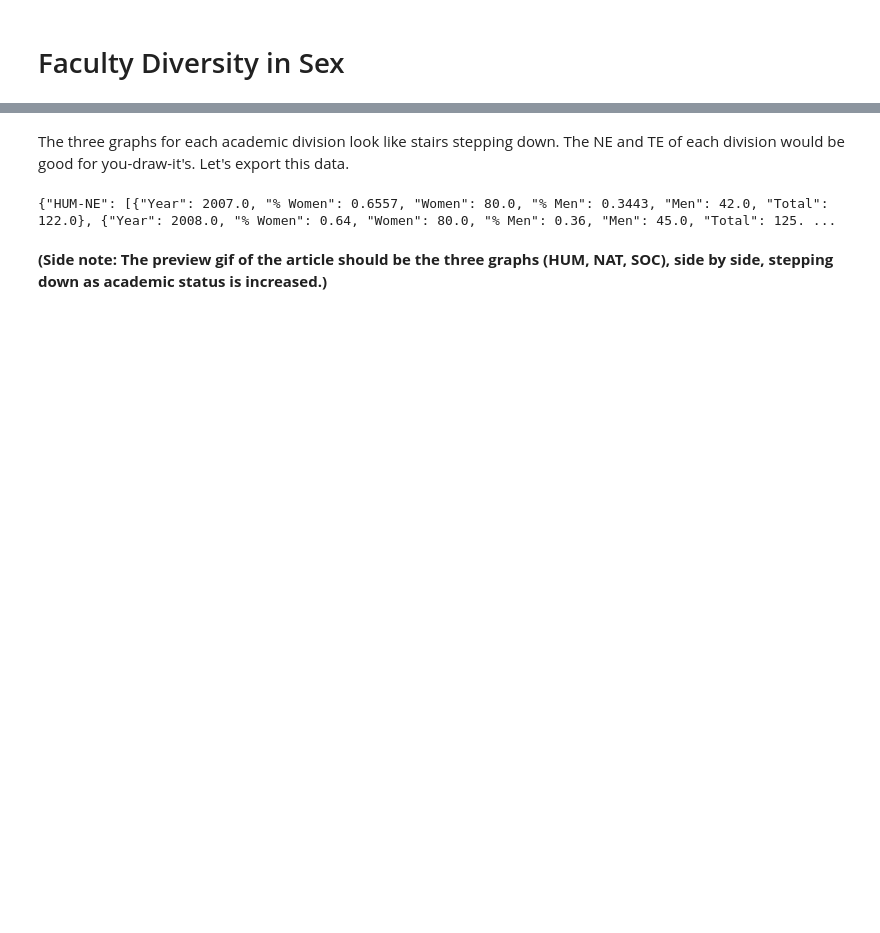
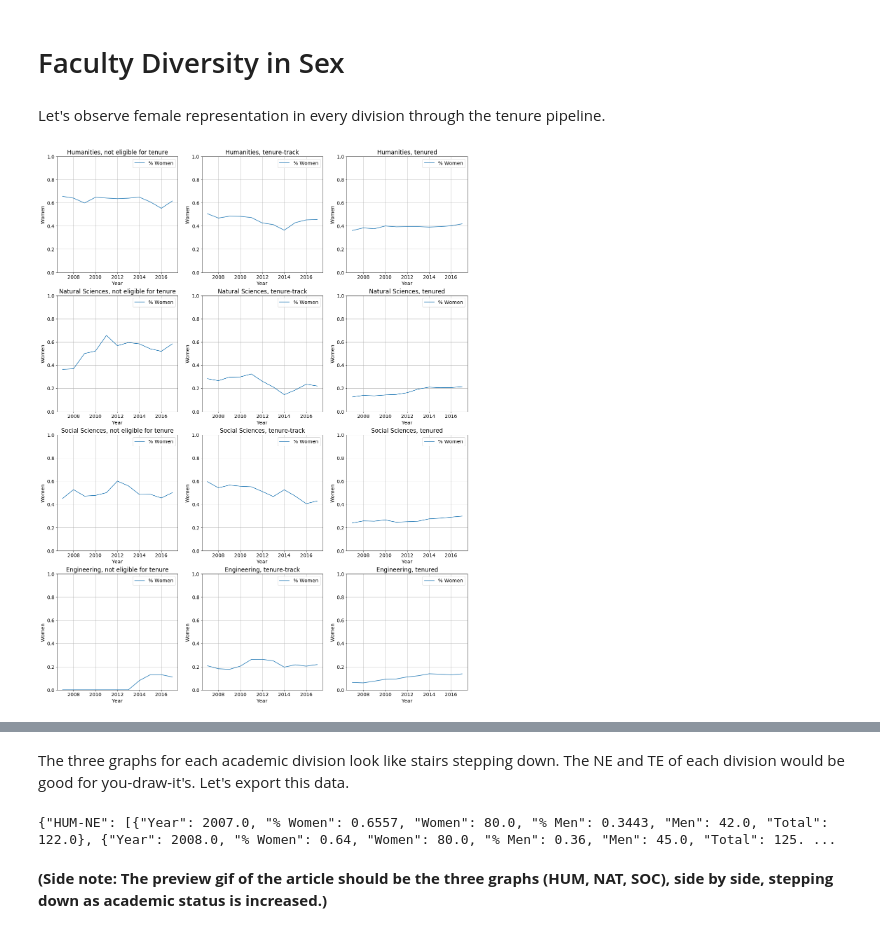
Before and after one commit to jsonkao/youdrawit-tenure, a Jupyter notebook: notebooks/gender.ipynb, the cells around one changed output, grey strips where cells are left out. Drawn from its saved outputs; the diff is of its cells as text; code cells hidden in the pictures; blank space fills up the shorter version.

```diff
--- a/notebooks/gender.ipynb
+++ b/notebooks/gender.ipynb
@@ -51,3 +51,15 @@ def lineGraph(ax, div, status, abbrev=False, showPercents=False):
     ax.grid()
     ax.legend()
     ax.set(xlabel='Year', ylabel='Women', title=name)
+# %%
+def graphAllPercents():
+    fig, ax = plt.subplots(4, 3, figsize=(21, 28))
+
+    for i in range(12):
+        lineGraph(ax[i//3, i%3], i // 3, i % 3, showPercents=True)
+# %% [markdown]
+Let's observe female representation in every division through the tenure pipeline.
+# %%
+graphAllPercents()
+# %% [output]
+[figure, added]
```
Also changed, not shown: parts of 5 cells of this notebook.
